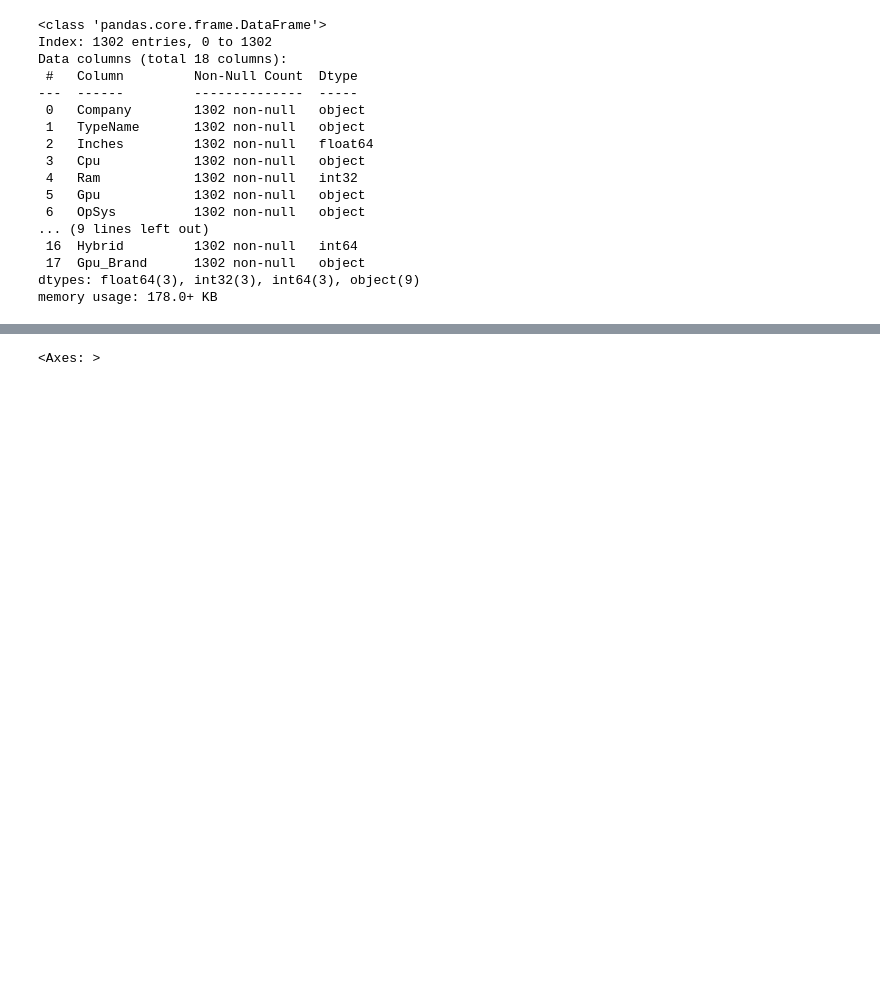
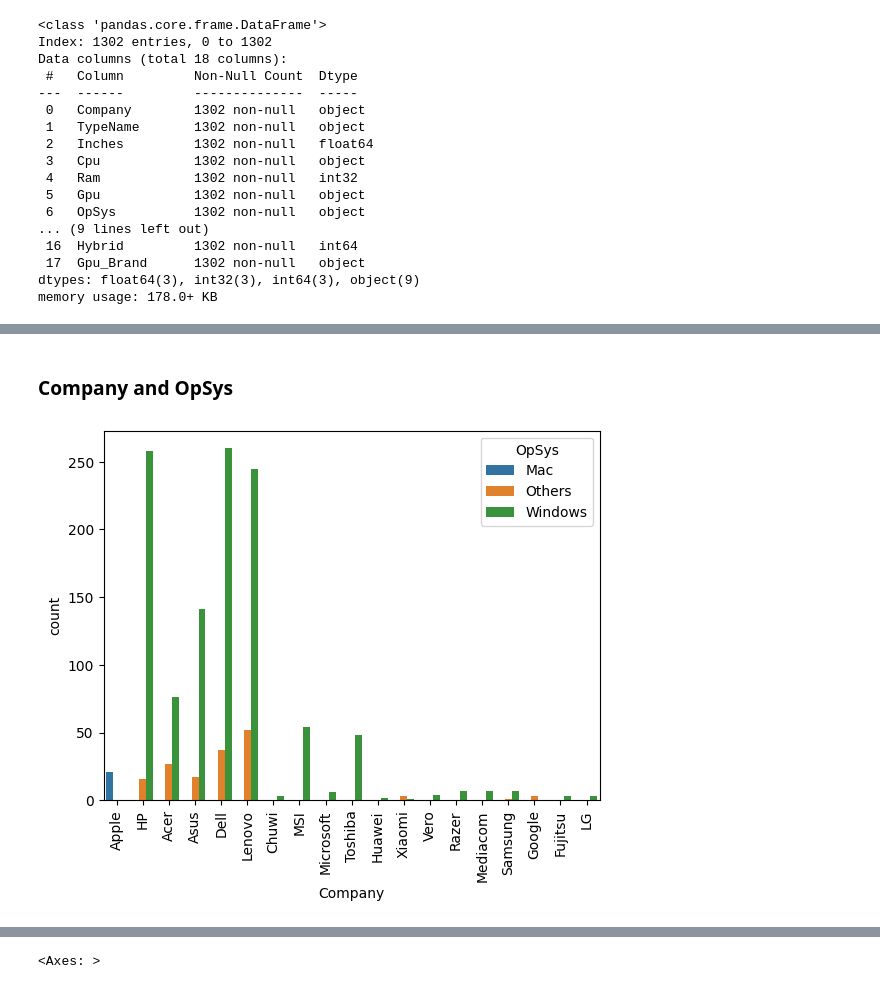
Before and after one commit to arnavjain2/Laptop_price_predictor, a Jupyter notebook: laptop price predictor/laptop.ipynb, the cells around one changed output, grey strips where cells are left out. Cells and saved outputs as stored; diff of their text form; code cells hidden in the pictures; blank space fills up the shorter version.

```diff
--- a/laptop price predictor/laptop.ipynb
+++ b/laptop price predictor/laptop.ipynb
@@ -383,0 +399,11 @@ df['Flash_Storage'] = df['Flash_Storage'].astype(int)
+# %% [markdown]
+### Company and OpSys
+# %%
+sns.countplot(x=df['Company'] , hue=df['OpSys'])
+plt.xticks(rotation='vertical')
+plt.show()
+# All companies expect apple and google use windows
+# Apple only uses mac while google uses other OS than mac and windows
+# Lenevo has the other OS systems
+# %% [output]
+[figure, added]
```
Also changed, not shown: parts of 29 cells of this notebook, 1 other file.
